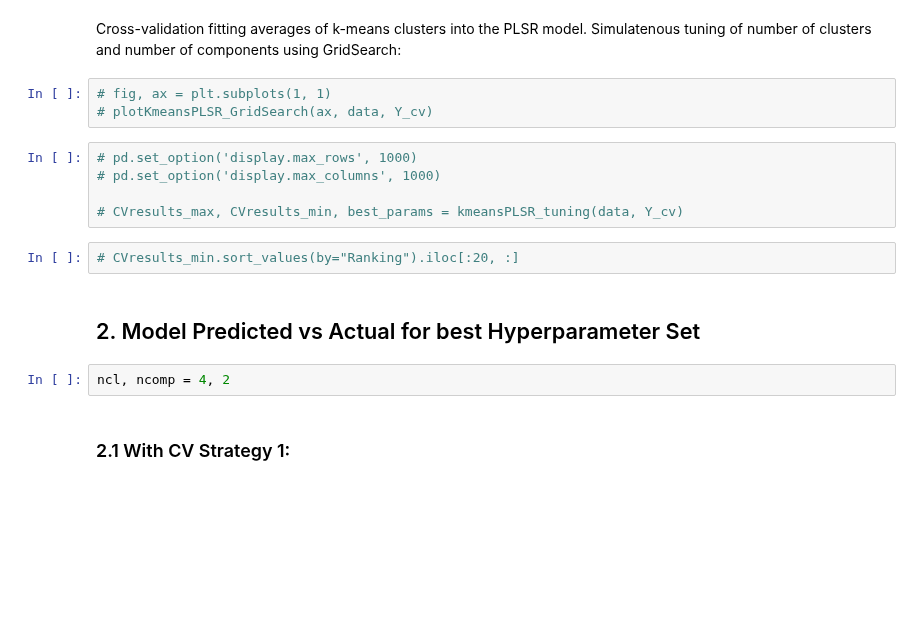
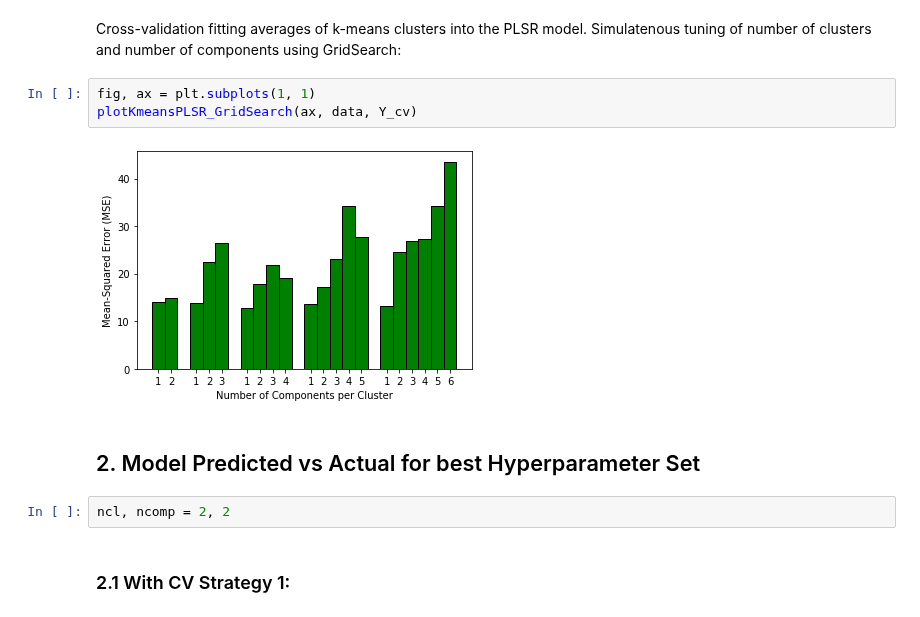
Before and after one commit to meyer-lab/DDMC, a Jupyter notebook: Figure2_kmeansPLSR.ipynb, the cells around one changed output. Drawn from its saved outputs; the diff is of its cells as text; blank space fills up the shorter version.

```diff
--- a/Figure2_kmeansPLSR.ipynb
+++ b/Figure2_kmeansPLSR.ipynb
@@ -84,19 +71,14 @@ plotR2YQ2Y(ax, ncl, centers, Y_cv)
 # %% [markdown]
 Cross-validation fitting averages of k-means clusters into the PLSR model. Simulatenous tuning of number of clusters and number of components using GridSearch:
 # %%
-# fig, ax = plt.subplots(1, 1)
-# plotKmeansPLSR_GridSearch(ax, data, Y_cv)
+fig, ax = plt.subplots(1, 1)
+plotKmeansPLSR_GridSearch(ax, data, Y_cv)
+# %% [output]
+[figure, added]
-# %%
-# pd.set_option('display.max_rows', 1000)
-# pd.set_option('display.max_columns', 1000)
-
-# CVresults_max, CVresults_min, best_params = kmeansPLSR_tuning(data, Y_cv)
-# %%
-# CVresults_min.sort_values(by="Ranking").iloc[:20, :]
 # %% [markdown]
 ## 2. Model Predicted vs Actual for best Hyperparameter Set
 # %%
-ncl, ncomp = 4, 2
+ncl, ncomp = 2, 2
 # %% [markdown]
 ### 2.1 With CV Strategy 1:
 # %%
```
Also changed, not shown: parts of 14 cells of this notebook, 16 other files.
